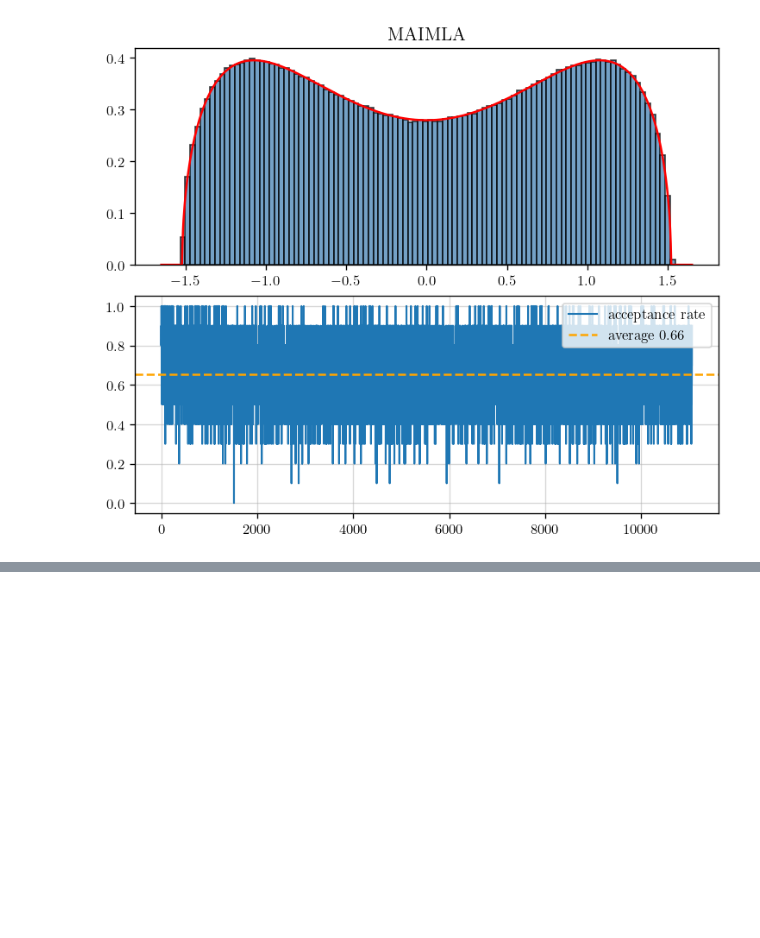
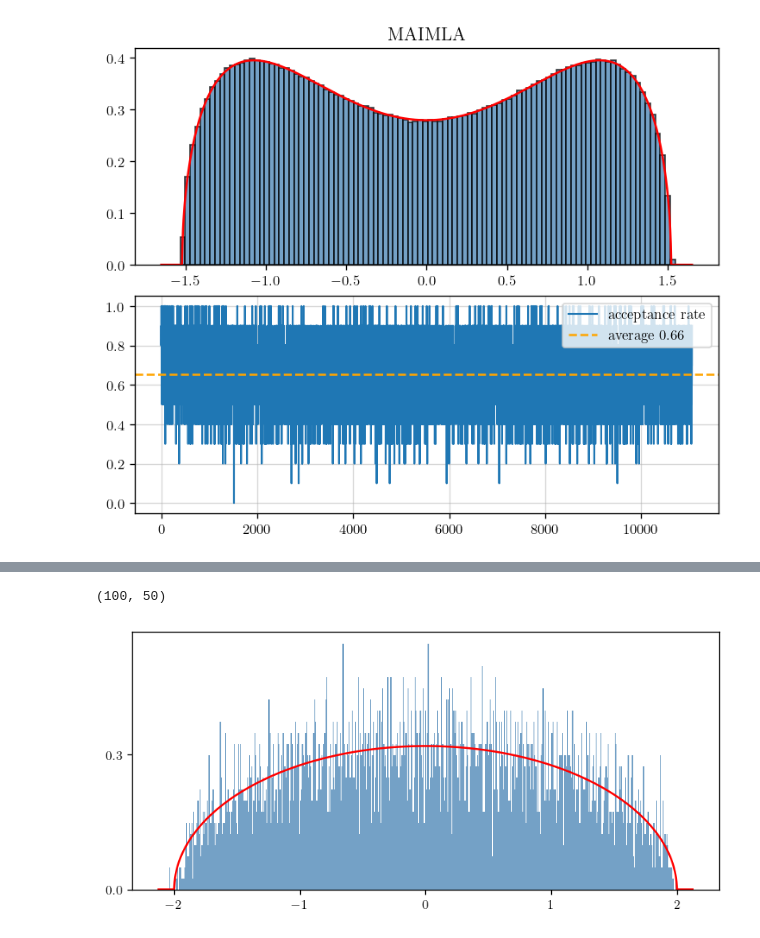
Before and after one commit to fredwdickinson/dissertation, a Jupyter notebook: code/notebooks/04_metropolis.ipynb, the cells around one changed output, grey strips where cells are left out. Saved outputs shown, nothing was run; the diff lists cells and outputs as text; code cells hidden in the pictures; blank space fills up the shorter version.

```diff
--- a/code/notebooks/04_metropolis.ipynb
+++ b/code/notebooks/04_metropolis.ipynb
@@ -397,0 +404,4 @@ maimla 0.0004520514489301966
+# %%
+from python.newton import solve_newton_single
+from numba import njit
+potential_ints = {"quadratic": 0, "quad-quartic": 1, "quartic": 2, "wishart-laguerre": 3}
@@ -397,0 +441,25 @@ maimla 0.0004520514489301966
+# %%
+N = 50; dt = 0.1; beta = 2.0; T = 3.0;
+M = 100; potential_name = "quadratic"; potential_int = potential_ints[potential_name]
+total_steps = int(T/dt)
+init = random_matrix.init_gue_eigenvalues(M, N)
+
+traj = np.zeros((M, N, total_steps))
+log_energies = np.zeros((M, total_steps))
+traj[:, :, 0] = init
+
+for step in range(1, total_steps):
+    next_x, log_energy = temp_implicit_step(traj[:, :, step - 1], dt, potential_int, beta)
+    traj[:, :, step] = next_x
+    log_energies[:, step] = log_energy
+# %%
+last = traj[:, :, -1]
+# %% [output]
+(100, 50)
+# %%
+# Sanity histogram check.
+fig, ax = plt.subplots()
+plotters.plot_hist(ax, traj[:, :, -1].flatten(), num_bins = 500, potential_name = potential_name)
+plt.show()
+# %% [output]
+[figure, added]
```
Also changed, not shown: parts of 10 cells of this notebook, 4 other files.
